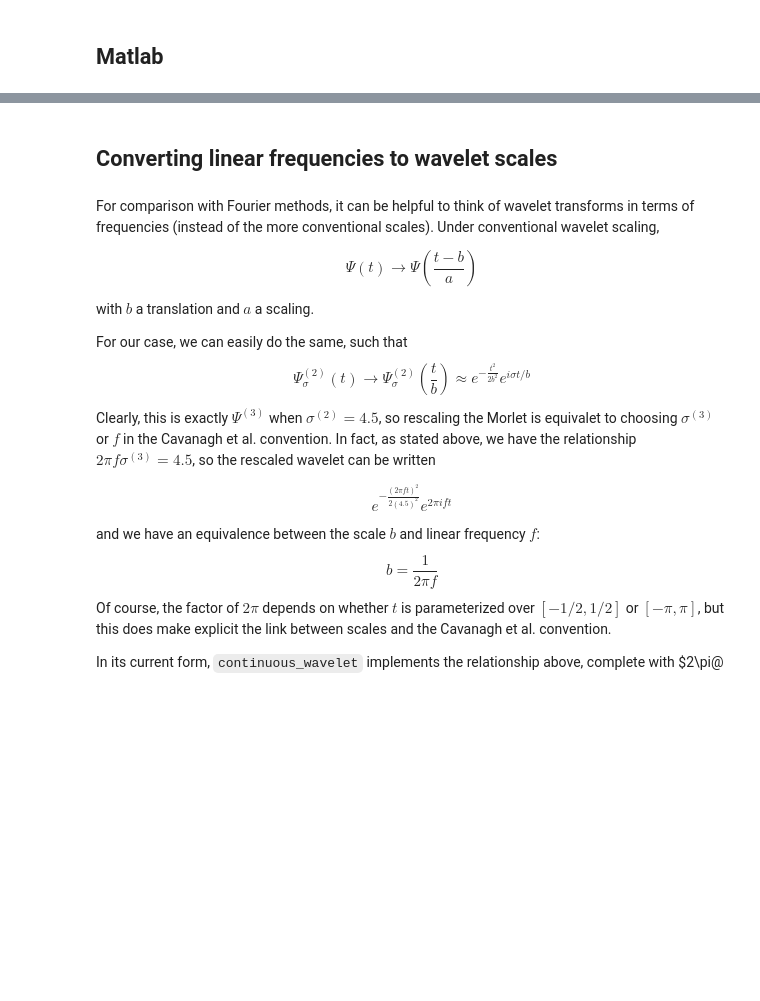
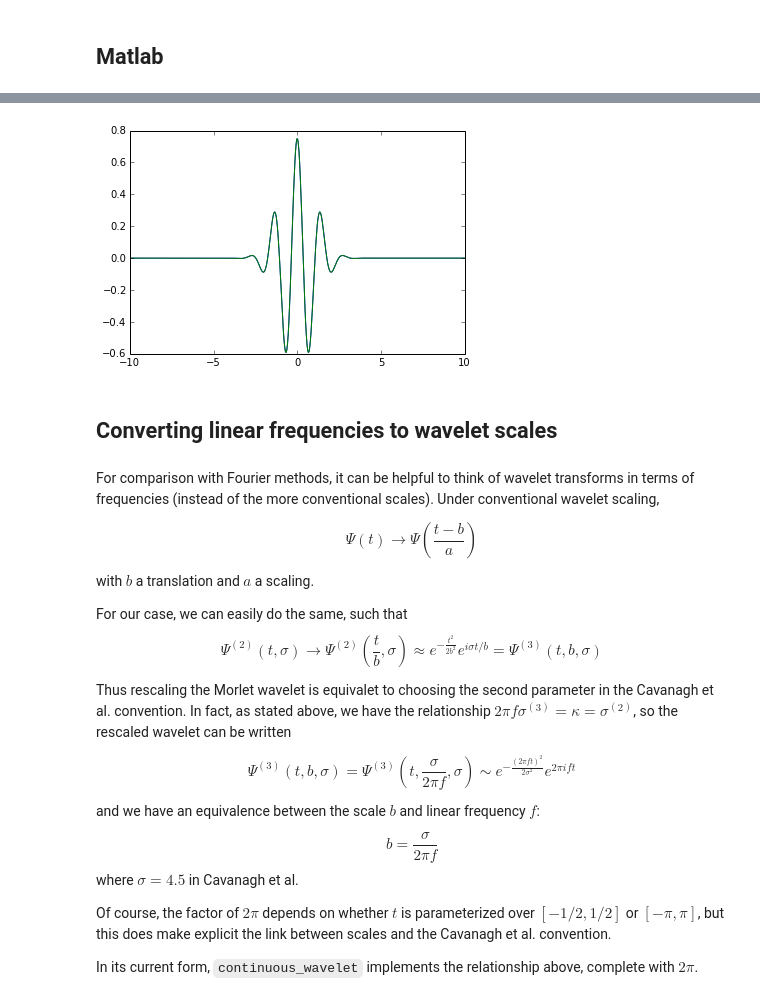
Before and after one commit to jmxpearson/physutils, a Jupyter notebook: examples/notes_on_wavelet_normalization.ipynb, the cells around one changed output, grey strips where cells are left out. Cells and saved outputs as stored; diff of their text form; code cells hidden in the pictures; blank space fills up the shorter version.

```diff
--- a/examples/notes_on_wavelet_normalization.ipynb
+++ b/examples/notes_on_wavelet_normalization.ipynb
@@ -75,3 +104,14 @@ Thus, the Matlab (1,1) complex Morlet wavelet is equivalent to the Wikipedia/Sci
+# %%
+def psi4(x, fb, fc):
+    return np.pi ** (-0.25) * np.sqrt(fb) * np.exp(1j*2*np.pi*fc*x) * np.exp(-x**2 / fb)
+# %%
+tt = np.linspace(-10, 10, 500)
+fb, fc = 1, 1
+sigprime = np.sqrt(2 * fb) * np.pi * fc
+plt.plot(tt, np.real(psi2(tt, sigprime)));
+plt.plot(tt, np.real(psi4(tt/np.sqrt(2), 1, 1)));
+# %% [output]
+[figure, added]
 # %% [markdown]
 ## Converting linear frequencies to wavelet scales
 # %% [markdown]
@@ -85,21 +125,22 @@ with $b$ a translation and $a$ a scaling.
 
 For our case, we can easily do the same, such that
 $$
-\Psi^{(2)}_\sigma (t) \rightarrow \Psi^{(2)}_\sigma \left(\frac{t}{b}\right) \approx
-e^{-\frac{t^2}{2b^2} } e^{i\sigma t/b}
+\Psi^{(2)}(t, \sigma) \rightarrow \Psi^{(2)}\left(\frac{t}{b}, \sigma\right) \approx
+e^{-\frac{t^2}{2b^2} } e^{i\sigma t/b} = \Psi^{(3)}(t, b, \sigma)
 $$
 
-Clearly, this is exactly $\Psi^{(3)}$ when $\sigma^{(2)}=4.5$, so rescaling the Morlet is equivalet to choosing $\sigma^{(3)}$ or $f$ in the Cavanagh et al. convention. In fact, as stated above, we have the relationship $2\pi f \sigma^{(3)} = 4.5$, so the rescaled wavelet can be written
+Thus rescaling the Morlet wavelet is equivalet to choosing the second parameter in the Cavanagh et al. convention. In fact, as stated above, we have the relationship $2\pi f \sigma^{(3)} = \kappa = \sigma^{(2)}$, so the rescaled wavelet can be written
 
 $$
-e^{-\frac{(2\pi ft)^2}{2(4.5)^2} } e^{2\pi i f t}
+\Psi^{(3)}(t, b, \sigma) = \Psi^{(3)}(t, \frac{\sigma}{2\pi f}, \sigma) \sim e^{-\frac{(2\pi ft)^2}{2\sigma^2} } e^{2\pi i f t}
 $$
 
 and we have an equivalence between the scale $b$ and linear frequency $f$:
 $$
-b = \frac{1}{2\pi f}
+b = \frac{\sigma}{2\pi f}
 $$
+where $\sigma = 4.5$ in Cavanagh et al.
 
 Of course, the factor of $2\pi$ depends on whether $t$ is parameterized over $[-1/2, 1/2]$ or $[-\pi, \pi]$, but this does make explicit the link between scales and the Cavanagh et al. convention.
 
-In its current form, `continuous_wavelet` implements the relationship above, complete with $2\pi@
+In its current form, `continuous_wavelet` implements the relationship above, complete with $2\pi$.
```
Also changed, not shown: parts of 15 cells of this notebook.
